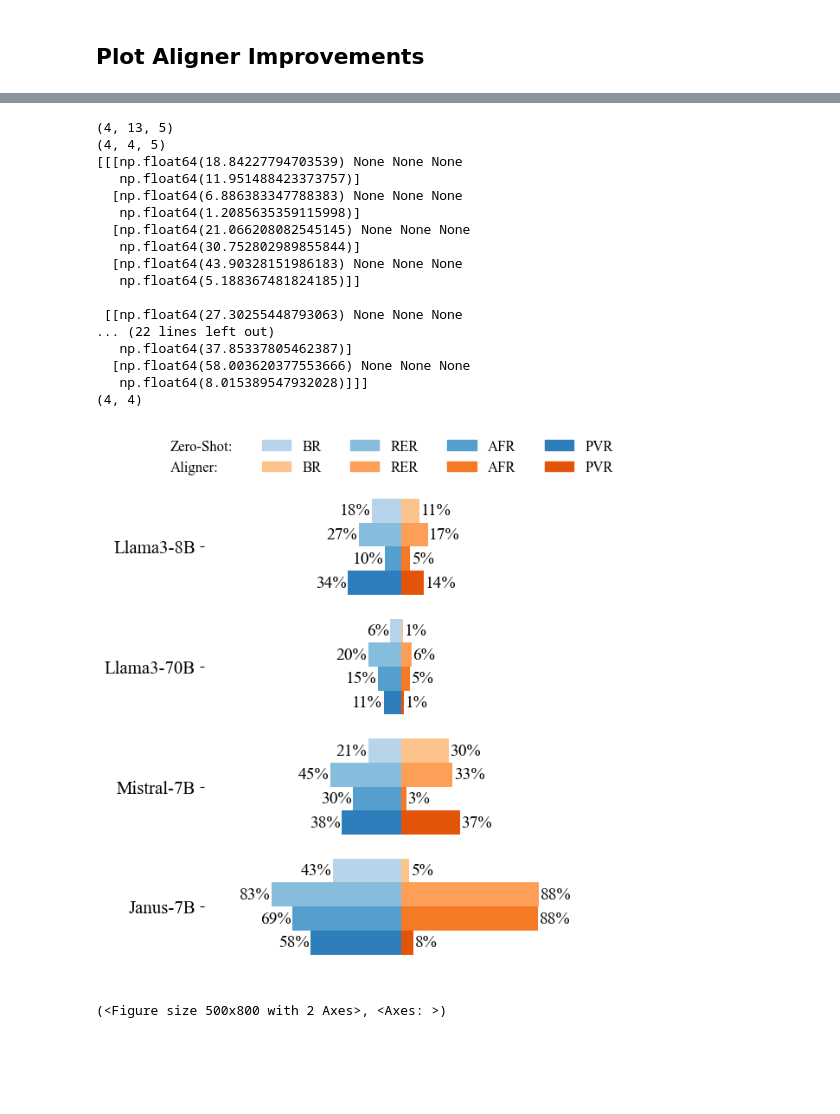
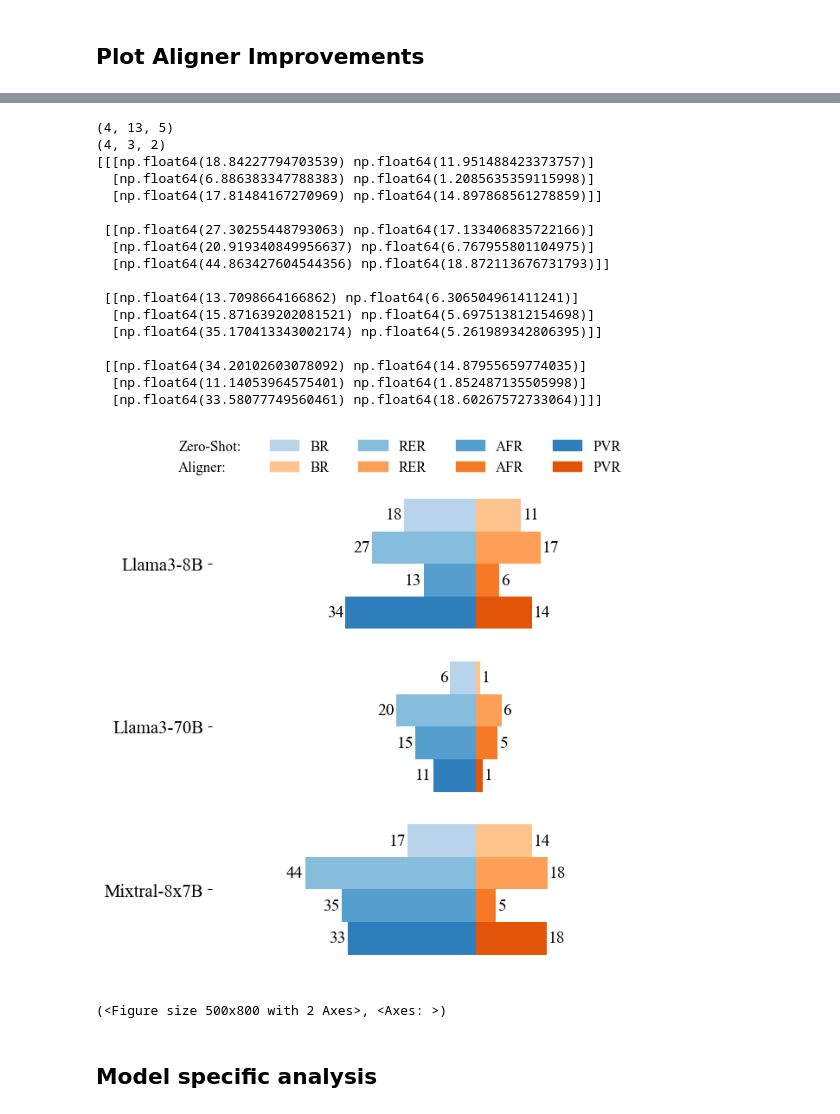
Before and after one commit to chimaobi-okite/pref_aligner, a Jupyter notebook: process_results.ipynb, the cells around one changed output, grey strips where cells are left out. Cells and saved outputs as stored; diff of their text form; code cells hidden in the pictures; blank space fills up the shorter version.

```diff
--- a/process_results.ipynb
+++ b/process_results.ipynb
@@ -7,0 +11,12 @@ Thsi section defines some stuff for running the script.
+# %%
+# For all files in results/mcq_results/irrelevant/aligner/full, if is csv, call extend_irrelevant()
+from results_helper import extend_irrelevant
+import os
+
+for f in os.listdir("results/mcq_results/irrelevant/aligner/full"):
+    if f.endswith(".csv") and not f.endswith("aligner-full_eval.csv"):
+        print(f)
+        extend_irrelevant(f"results/mcq_results/irrelevant/aligner/full/{f}")
+        print("done")
+    else:
+        print(f"skipping {f}")
@@ -147,7 +180,7 @@ Modifying
 # %% [markdown]
 ## Horizontal Bidirectional Bar Plot for Relevant/Mixed
 # %%
-from results_helper import rel_irrel_backback_barplot, filter_axis
+from results_helper import rel_irrel_backback_barplot, filter_axis, rel_irrel_topdown_barplot
 
 matrices = []
 
@@ -170,7 +203,7 @@ for metric in METRICS:
     )
     print(data.shape)
 
-    rel_irrel_backback_barplot(
+    rel_irrel_topdown_barplot(
         data[:, 0],
         data[:, 1],
         models=model_names_rel_hb,
@@ -469,55 +528,58 @@ aligner_improvement_hbarplot(
 # %%
 
 metrics_baseline = ["BR", "RER", "AFR", "PVR"]
 data, order = results_dict.get_field_matrix(
     field=metrics_baseline,
     fixed_keys={
         "dataset": "full",
         "relevance": "irrelevant_set",
     },
     axis_keys=["model", "method"]
 )
 data = np.array(data)
 print(data.shape)
-# Take the first 5
-data = data[:, :4]
-models_ref = MODELS[:4].copy()
+data = np.stack([data[:, i] for i in [0, 1, 4]], axis=1)
+models_ref = [
+    "Llama-3.1-8B-Instruct",
+    "Llama-3.3-70B-Instruct-Turbo-Free",
+    "Mixtral-8x7B-Instruct-v0.1",
+    # "janus-7b"
+]
+data = np.stack([data[..., i] for i in [0, -1]], axis=-1)
 print(data.shape)       # [fields x models x methods]
 print(data)
-
-improvement = (data[...,0] - data[...,-1]).astype(np.float32)
-print(improvement.shape)    # improvement = [fields, models]
+# improvement = (data[...,0] - data[...,-1]).astype(np.float32)
+# print(improvement.shape)    # improvement = [fields, models]
 
 # from results_helper import METRIC_LABELS_ABBR
-
-data2plot = improvement.T
-
 # for i, metric in enumerate(metrics_baseline):
-aligner_improvement_hbarplot(
+aligner_improvement_hbarplot_full(
     data[...,0].T,
     data[...,-1].T,
     models=[MODELS_SHORT_DICT[m] for m in models_ref],
-    metrics=[METRIC_LABELS_ABBR[metric] for metric in metrics_baseline],
+    metrics=metrics_baseline,
     title=f"Aligner Improvement by Model Mixed",
     show=True,
 )
 # %% [output]
 (4, 13, 5)
-(4, 4, 5)
-[[[np.float64(18.84227794703539) None None None
-   np.float64(11.951488423373757)]
-  [np.float64(6.886383347788383) None None None
-   np.float64(1.2085635359115998)]
-  [np.float64(21.066208082545145) None None None
-   np.float64(30.752802989855844)]
-  [np.float64(43.90328151986183) None None None
-   np.float64(5.188367481824185)]]
+(4, 3, 2)
+[[[np.float64(18.84227794703539) np.float64(11.951488423373757)]
+  [np.float64(6.886383347788383) np.float64(1.2085635359115998)]
+  [np.float64(17.81484167270969) np.float64(14.897868561278859)]]
 
- [[np.float64(27.30255448793063) None None None
-... (22 lines left out)
-   np.float64(37.85337805462387)]
-  [np.float64(58.003620377553666) None None None
-   np.float64(8.015389547932028)]]]
-(4, 4)
+ [[np.float64(27.30255448793063) np.float64(17.133406835722166)]
+  [np.float64(20.919340849956637) np.float64(6.767955801104975)]
+  [np.float64(44.863427604544356) np.float64(18.872113676731793)]]
+
+ [[np.float64(13.7098664166862) np.float64(6.306504961411241)]
+  [np.float64(15.871639202081521) np.float64(5.697513812154698)]
+  [np.float64(35.170413343002174) np.float64(5.261989342806395)]]
+
+ [[np.float64(34.20102603078092) np.float64(14.87955659774035)]
+  [np.float64(11.14053964575401) np.float64(1.852487135505998)]
+  [np.float64(33.58077749560461) np.float64(18.60267572733064)]]]
-[figure, old version]
+[figure, new version]
 (<Figure size 500x800 with 2 Axes>, <Axes: >)
+# %% [markdown]
+## Model specific analysis
```
Also changed, not shown: parts of 14 cells of this notebook, 44 other files.
